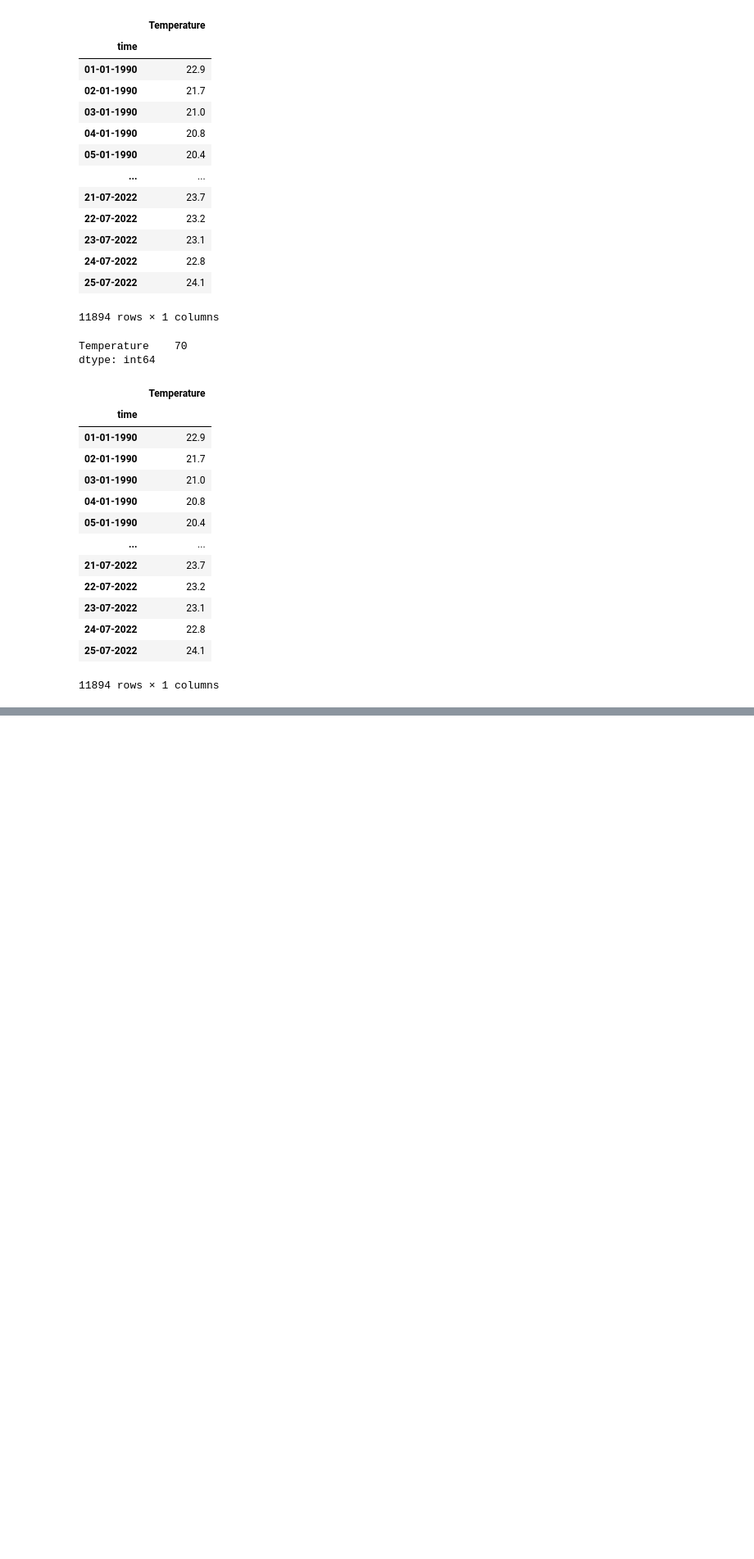
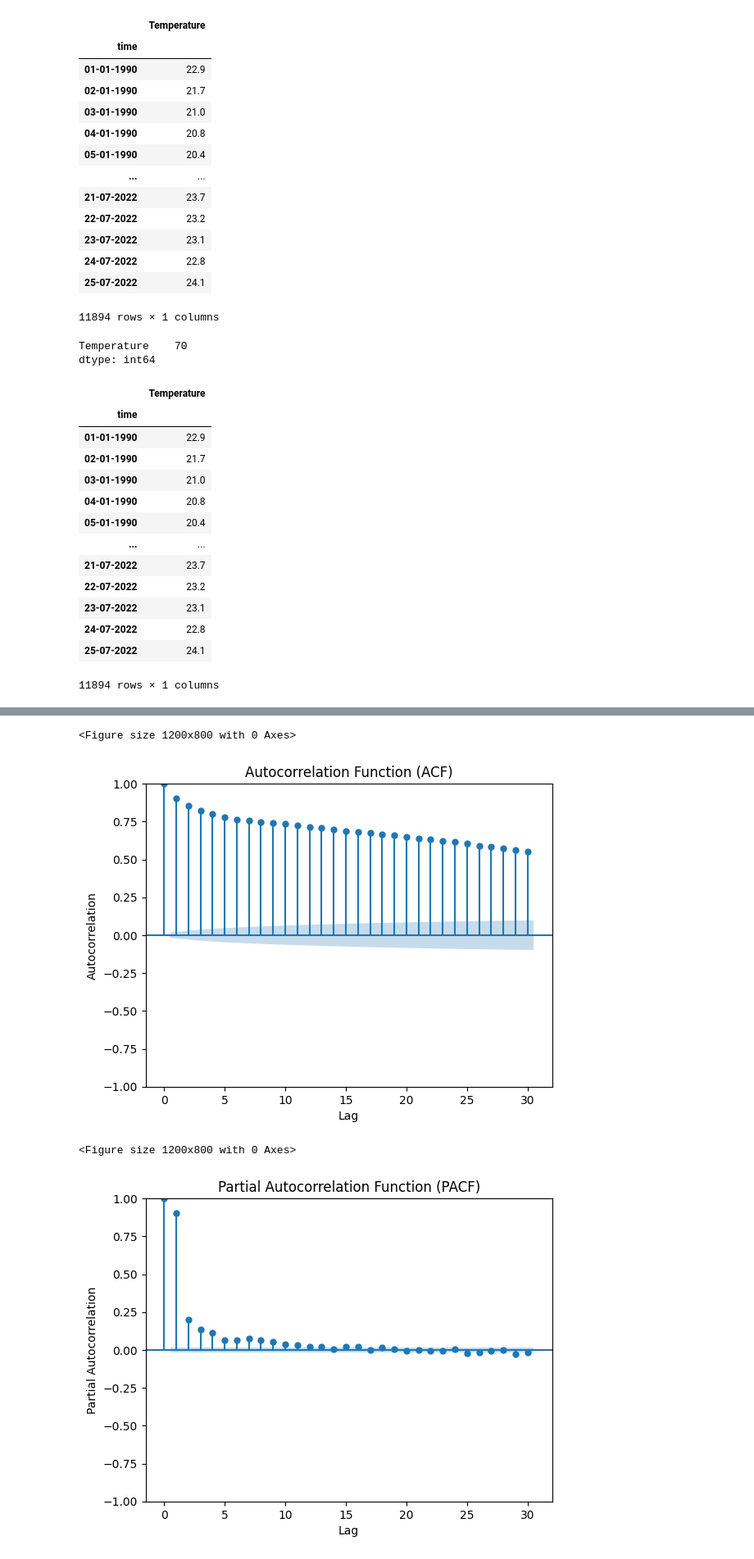
Before and after one commit to bhumikays/Time-Series-Forecasting-of-Temperature, a Jupyter notebook: Data _Cleaning_and_EDA.ipynb, the cells around one changed output, grey strips where cells are left out. Shown at 82% size. Cells and saved outputs as stored; diff of their text form; code cells hidden in the pictures; blank space fills up the shorter version.

```diff
--- a/Data _Cleaning_and_EDA.ipynb
+++ b/Data _Cleaning_and_EDA.ipynb
@@ -213,0 +194,21 @@ This ADF value indicates that the data is obviously stationary
+# %%
+# Plot ACF
+plt.figure(figsize=(12, 8))
+sm.graphics.tsa.plot_acf(data, lags=30)
+plt.title('Autocorrelation Function (ACF)')
+plt.xlabel('Lag')
+plt.ylabel('Autocorrelation')
+plt.show()
+
+# Plot PACF
+plt.figure(figsize=(12, 8))
+sm.graphics.tsa.plot_pacf(data, lags=30)
+plt.title('Partial Autocorrelation Function (PACF)')
+plt.xlabel('Lag')
+plt.ylabel('Partial Autocorrelation')
+plt.show()
+# %% [output]
+<Figure size 1200x800 with 0 Axes>
+[figure, added]
+<Figure size 1200x800 with 0 Axes>
+[figure, added]
```
Also changed, not shown: parts of 16 cells of this notebook.
